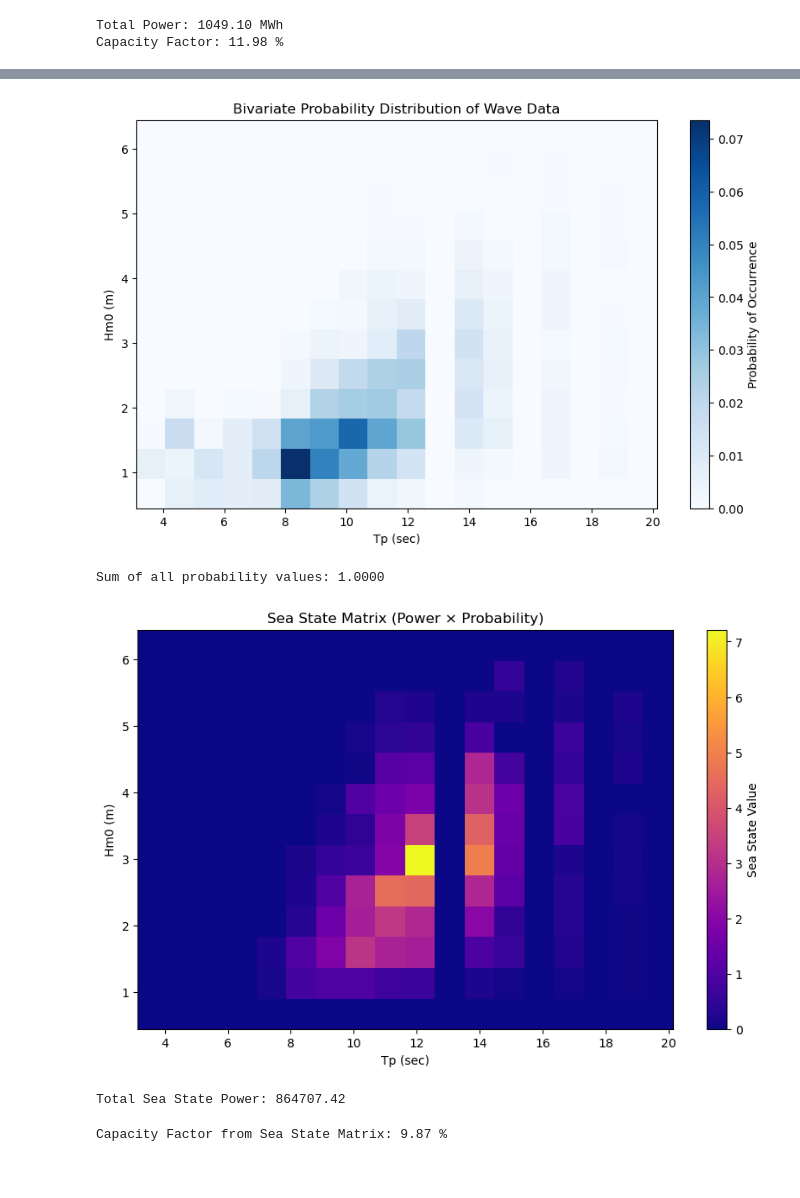
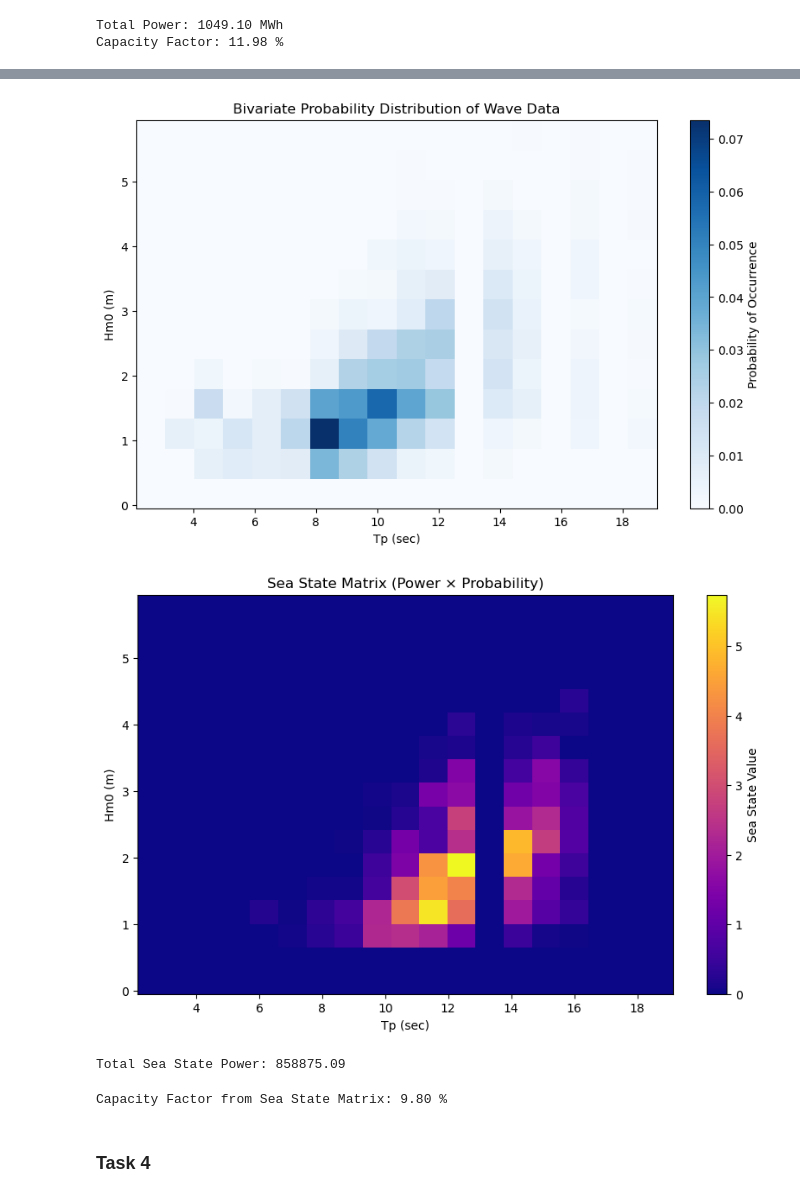
Before and after one commit to Aqdas-M/Offshore-Renewable-Technologies, a Jupyter notebook: Assignment 3/Assignment_3_Code.ipynb, the cells around one changed output, grey strips where cells are left out. Drawn from its saved outputs; the diff is of its cells as text; code cells hidden in the pictures.

Commit message:
task 3 partially done

```diff
--- a/Assignment 3/Assignment_3_Code.ipynb
+++ b/Assignment 3/Assignment_3_Code.ipynb
@@ -144,6 +144,38 @@ for i in range(len(wave_data)):
     powers.append(power)
 
 total_power = sum(powers)
+
+# Define bins for Hm0 and Tp
+hm0_hist_bins = np.arange(0, 8.5, 0.5)
+tp_hist_bins = np.arange(0, 19, 1)
+
+# Digitize Hm0 and Tp values to get bin indices
+hm0_indices = np.digitize(wave_data['Hm0 (m)'], hm0_hist_bins) - 1
+tp_indices = np.digitize(wave_data['Tp (sec)'], tp_hist_bins) - 1
+
+# Create a 2D histogram matrix for bin counts
+hist_matrix = np.zeros((len(hm0_hist_bins), len(tp_hist_bins)), dtype=int)
+
+for i in range(len(wave_data)):
+    h_idx = hm0_indices[i]
+    t_idx = tp_indices[i]
+    if 0 <= h_idx < len(hm0_hist_bins) and 0 <= t_idx < len(tp_hist_bins):
+        hist_matrix[h_idx, t_idx] += 1
+
+# Compute probability of occurrence for each bin
+probability_matrix = hist_matrix / np.sum(hist_matrix)
+
+# Plot the probability distribution
+plt.figure(figsize=(10, 6))
+plt.imshow(probability_matrix, origin='lower', aspect='auto',
+           extent=[tp_hist_bins[0], tp_hist_bins[-1], hm0_hist_bins[0], hm0_hist_bins[-1]],
+           cmap='Blues')
+plt.colorbar(label='Probability of Occurrence')
+plt.xlabel('Tp (sec)')
+plt.ylabel('Hm0 (m)')
+plt.title('Bivariate Probability Distribution of Wave Data')
+plt.show()
+print(probability_matrix.shape)
 # %% [output]
 |  | Unnamed: 1 | 0 | 1 | 2 | 3 | 4 | 5 | 6 | 7 | 8 | 9 | ... |
 | 0 | 0.0 | 0 | 0 | 0 | 0 | 0 | 0 | 0 | 0 | 0 | 0 | ... |
@@ -176,8 +210,8 @@ Total Power: 1049.10 MWh
 Capacity Factor: 11.98 %
 # %%
 # Define bin edges for Hm0 and Tp
-hm0_bins = np.arange(wave_data['Hm0 (m)'].min(), wave_data['Hm0 (m)'].max() + 0.5, 0.5)
-tp_bins = np.arange(wave_data['Tp (sec)'].min(), wave_data['Tp (sec)'].max() + 1, 1)
+hm0_bins = np.arange(wave_data['Hm0 (m)'].min()-0.5, wave_data['Hm0 (m)'].max(), 0.5)
+tp_bins = np.arange(wave_data['Tp (sec)'].min()-1, wave_data['Tp (sec)'].max(), 1)
 
 # Digitize Hm0 and Tp values to get bin indices
 hm0_bin_idx = np.digitize(wave_data['Hm0 (m)'], hm0_bins) - 1
@@ -229,35 +263,38 @@ plt.ylabel('Hm0 (m)')
 plt.title('Bivariate Probability Distribution of Wave Data')
 plt.show()
 # %% [output]
-[figure, old version]
+[figure, new version]
-Sum of all probability values: 1.0000
 # %%
 # Multiply bivariate_power and probability to obtain the sea state matrix
 # Ensure power_data is binned to match the shape of probability and bivariate_power
 # Remove any extra header/column and use only the numeric part
-power_matrix = power_data.iloc[1:len(hm0_bins)+1, 1:len(tp_bins)+1].values
+# Select the numeric part of power_data that matches the bin sizes
+# The first column is Hm0 bin centers, columns 5 to 5+len(tp_bins) are the power values
+# Rows 2 to 2+len(hm0_bins) correspond to the Hm0 bins (skip header rows)
 
 # Multiply binned power and probability to get the sea state matrix
-sea_state = power_matrix * probability
+sea_state = power_data.iloc[:, 1:].values * probability_matrix
 
 # Plot the sea state matrix
 plt.figure(figsize=(10, 6))
 plt.imshow(sea_state, origin='lower', aspect='auto',
            extent=[tp_bins[0], tp_bins[-1], hm0_bins[0], hm0_bins[-1]],
            cmap='plasma')
 plt.colorbar(label='Sea State Value')
 plt.xlabel('Tp (sec)')
 plt.ylabel('Hm0 (m)')
 plt.title('Sea State Matrix (Power × Probability)')
 plt.show()
 
 total_sea_state_power = np.sum(sea_state) * 8760  # Convert to MWh/year
 print(f"Total Sea State Power: {total_sea_state_power:.2f}")
 # %% [output]
-[figure, old version]
+[figure, new version]
-Total Sea State Power: 864707.42
+Total Sea State Power: 858875.09
 # %%
 cf = total_sea_state_power / (installed_capacity * 8760)
 print(f"Capacity Factor from Sea State Matrix: {cf*100:.2f} %")
 # %% [output]
-Capacity Factor from Sea State Matrix: 9.87 %
+Capacity Factor from Sea State Matrix: 9.80 %
+# %% [markdown]
+### Task 4
```
Also changed, not shown: parts of 2 cells of this notebook.
